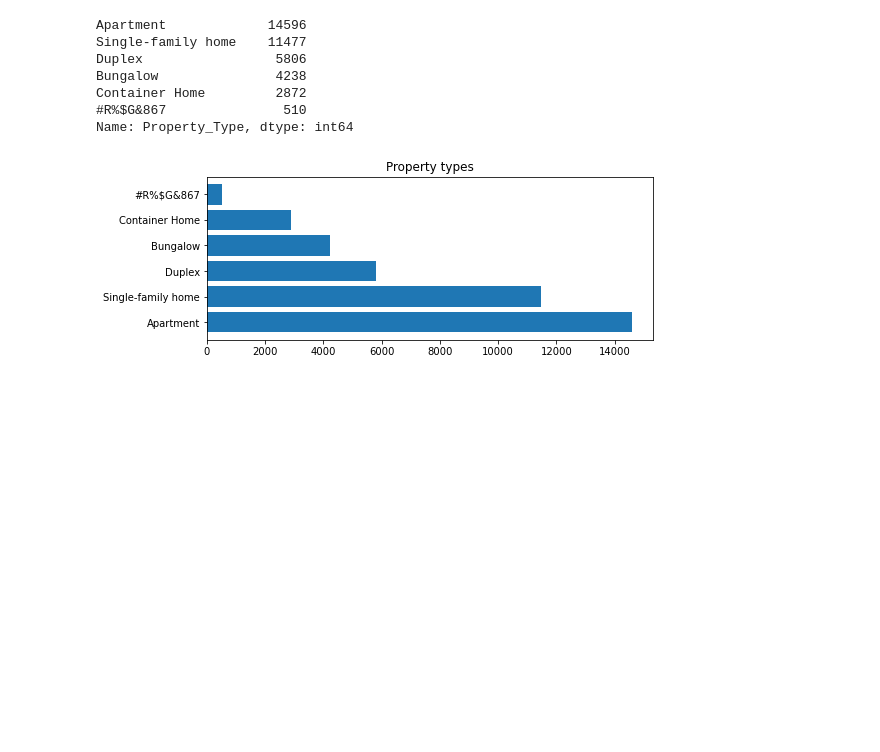
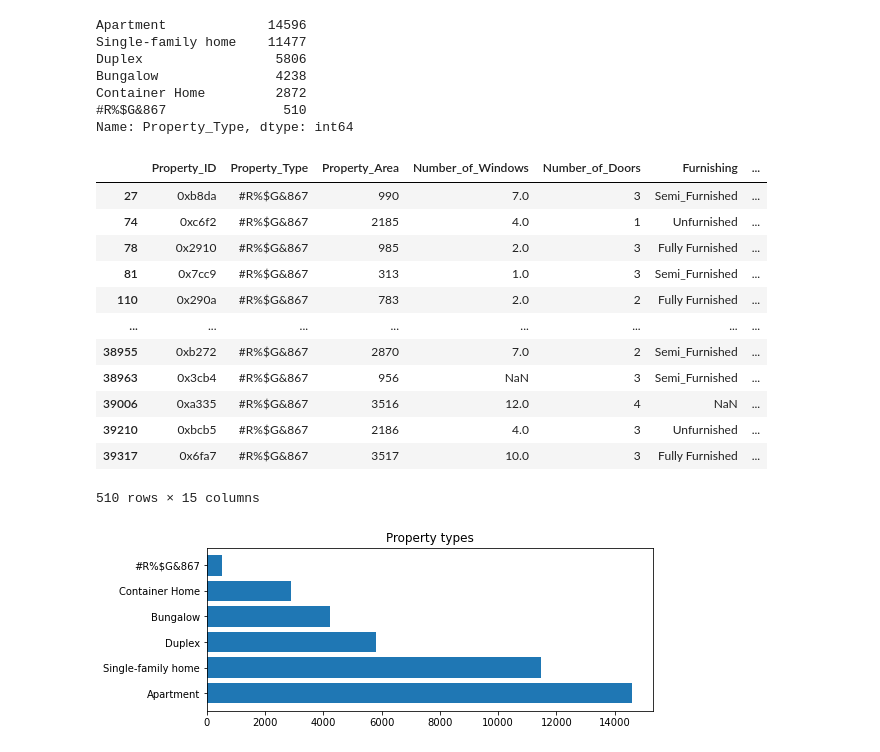
Before and after one commit to reddynt/data-science-competitions, a Jupyter notebook: hacker_earth/habitability_score_prediction/data_preparation.ipynb, the cells around one changed output. Cells and saved outputs as stored; diff of their text form; code cells hidden in the pictures; blank space fills up the shorter version.

```diff
--- a/hacker_earth/habitability_score_prediction/data_preparation.ipynb
+++ b/hacker_earth/habitability_score_prediction/data_preparation.ipynb
@@ -100,6 +105,22 @@ Bungalow               4238
 Container Home         2872
 #R%$G&867               510
 Name: Property_Type, dtype: int64
+# %%
+train_df[train_df.Property_Type=="#R%$G&867"]
+# %% [output]
+|  | Property_ID | Property_Type | Property_Area | Number_of_Windows | Number_of_Doors | Furnishing | ... |
+| 27 | 0xb8da | #R%$G&867 | 990 | 7.0 | 3 | Semi_Furnished | ... |
+| 74 | 0xc6f2 | #R%$G&867 | 2185 | 4.0 | 1 | Unfurnished | ... |
+| 78 | 0x2910 | #R%$G&867 | 985 | 2.0 | 3 | Fully Furnished | ... |
+| 81 | 0x7cc9 | #R%$G&867 | 313 | 1.0 | 3 | Semi_Furnished | ... |
+| 110 | 0x290a | #R%$G&867 | 783 | 2.0 | 2 | Fully Furnished | ... |
+| ... | ... | ... | ... | ... | ... | ... | ... |
+| 38955 | 0xb272 | #R%$G&867 | 2870 | 7.0 | 2 | Semi_Furnished | ... |
+| 38963 | 0x3cb4 | #R%$G&867 | 956 | NaN | 3 | Semi_Furnished | ... |
+| 39006 | 0xa335 | #R%$G&867 | 3516 | 12.0 | 4 | NaN | ... |
+| 39210 | 0xbcb5 | #R%$G&867 | 2186 | 4.0 | 3 | Unfurnished | ... |
+| 39317 | 0x6fa7 | #R%$G&867 | 3517 | 10.0 | 3 | Fully Furnished | ... |
+510 rows × 15 columns
 # %%
 plot_bar(train_df.Property_Type, orientation="h", name="Property types")
 # %% [output]
```
Also changed, not shown: parts of 18 cells of this notebook, 5 other files.
